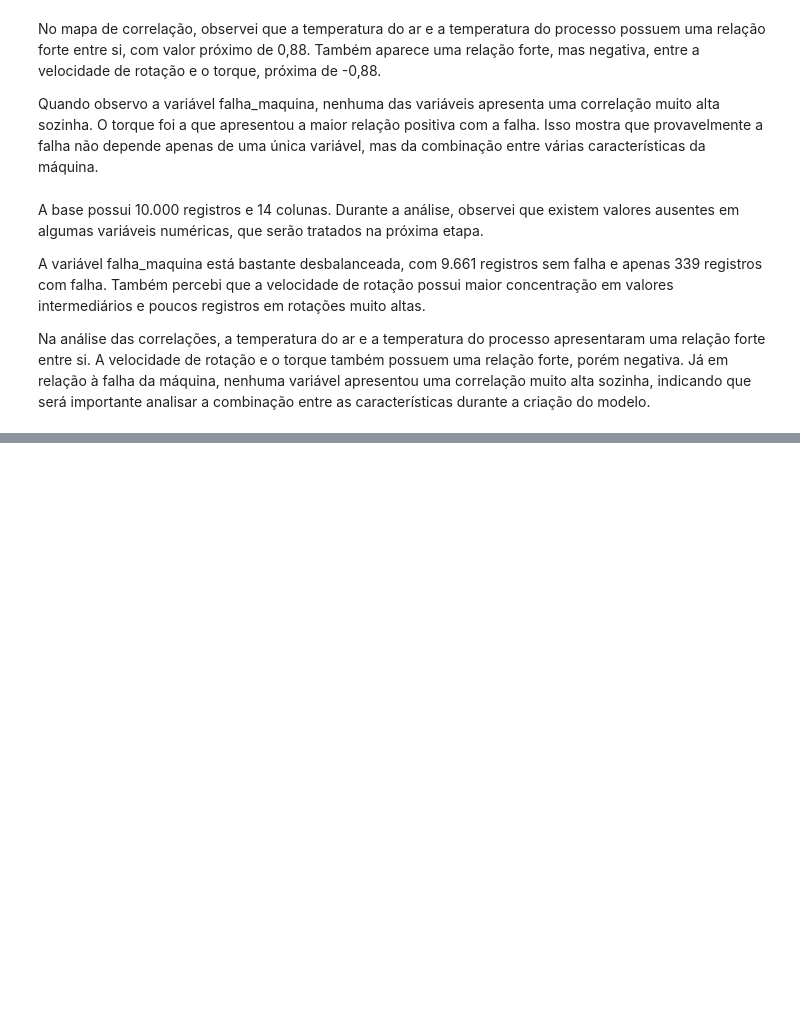
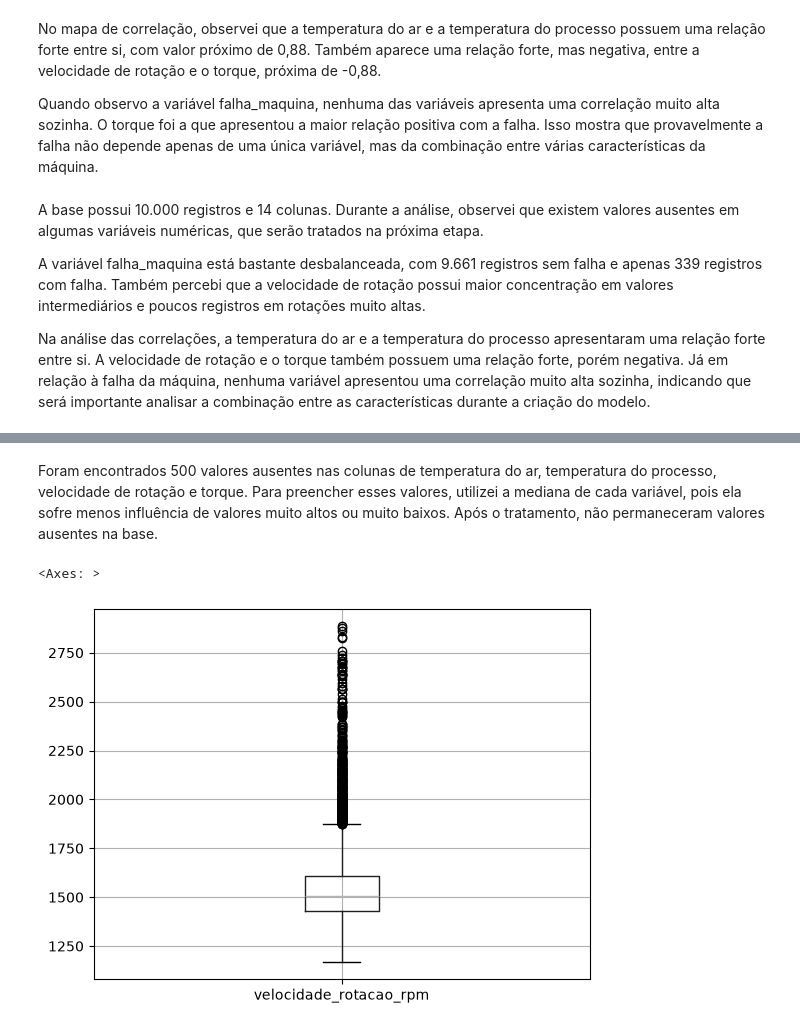
Before and after one commit to paulaserra/manutencao-preditiva-ia, a Jupyter notebook: notebooks/01_analise_exploratoria.ipynb, the cells around one changed output, grey strips where cells are left out. Saved outputs shown, nothing was run; the diff lists cells and outputs as text; code cells hidden in the pictures; blank space fills up the shorter version.

Commit message:
feat: realiza limpeza e tratamento dos dados

```diff
--- a/notebooks/01_analise_exploratoria.ipynb
+++ b/notebooks/01_analise_exploratoria.ipynb
@@ -96,0 +136,5 @@ Na análise das correlações, a temperatura do ar e a temperatura do processo a
+# %%
+df["temperatura_ar_k"] = df["temperatura_ar_k"].fillna(300.1)
+df["temperatura_processo_k"] = df["temperatura_processo_k"].fillna(310.1)
+df["velocidade_rotacao_rpm"] = df["velocidade_rotacao_rpm"].fillna(1504.0)
+df["torque_nm"] = df["torque_nm"].fillna(40.1)
@@ -96,0 +159,7 @@ Na análise das correlações, a temperatura do ar e a temperatura do processo a
+# %% [markdown]
+Foram encontrados 500 valores ausentes nas colunas de temperatura do ar, temperatura do processo, velocidade de rotação e torque. Para preencher esses valores, utilizei a mediana de cada variável, pois ela sofre menos influência de valores muito altos ou muito baixos. Após o tratamento, não permaneceram valores ausentes na base.
+# %%
+df.boxplot(column="velocidade_rotacao_rpm")
+# %% [output]
+<Axes: >
+[figure, added]
```
Also changed, not shown: parts of 11 cells of this notebook.
